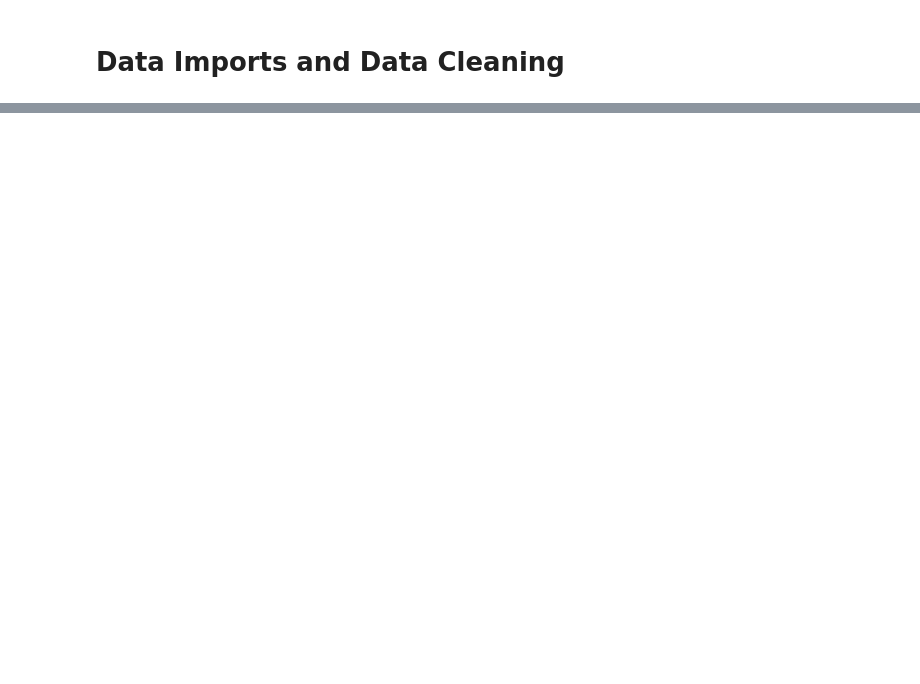
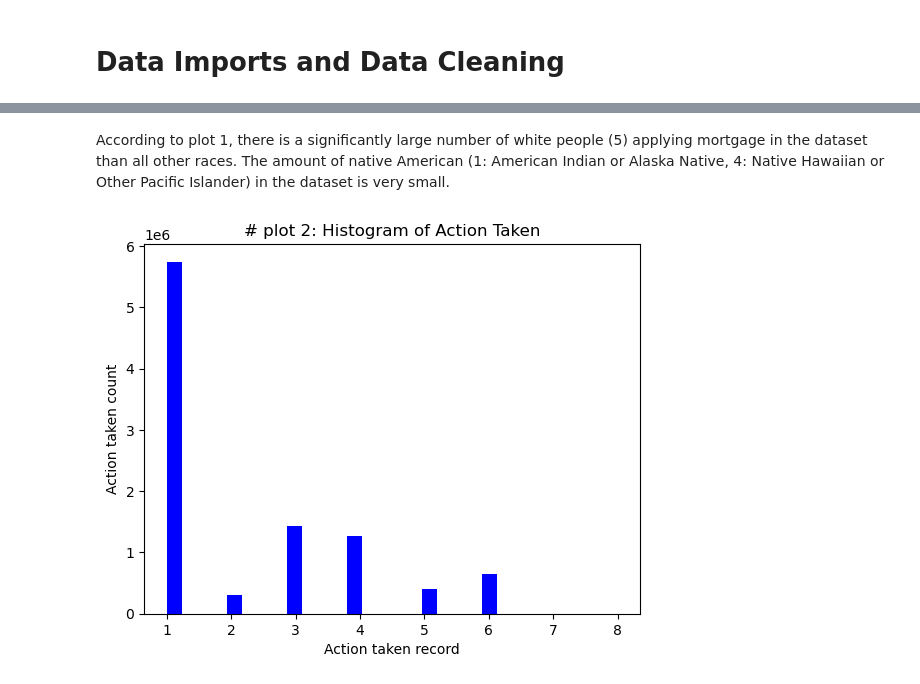
Before and after one commit to AtulyaL/INFO4390_Project, a Jupyter notebook: Phase 2.ipynb, the cells around one changed output, grey strips where cells are left out. Drawn from its saved outputs; the diff is of its cells as text; code cells hidden in the pictures; blank space fills up the shorter version.

```diff
--- a/Phase 2.ipynb
+++ b/Phase 2.ipynb
@@ -79,0 +326,11 @@ df.head()
+# %% [markdown]
+According to plot 1, there is a significantly large number of white people (5) applying mortgage in the dataset than all other races. The amount of native American (1: American Indian or Alaska Native, 4: Native Hawaiian or Other Pacific Islander) in the dataset is very small.
+# %%
+# plot 2: Histogram of action_taken
+plt.title('# plot 2: Histogram of Action Taken')
+plt.xlabel('Action taken record')
+plt.ylabel('Action taken count')
+plt.hist(action_taken_data, color='blue', bins = 30)
+plt.show()
+# %% [output]
+[figure, added]
```
Also changed, not shown: parts of 29 cells of this notebook, 2 other files.
